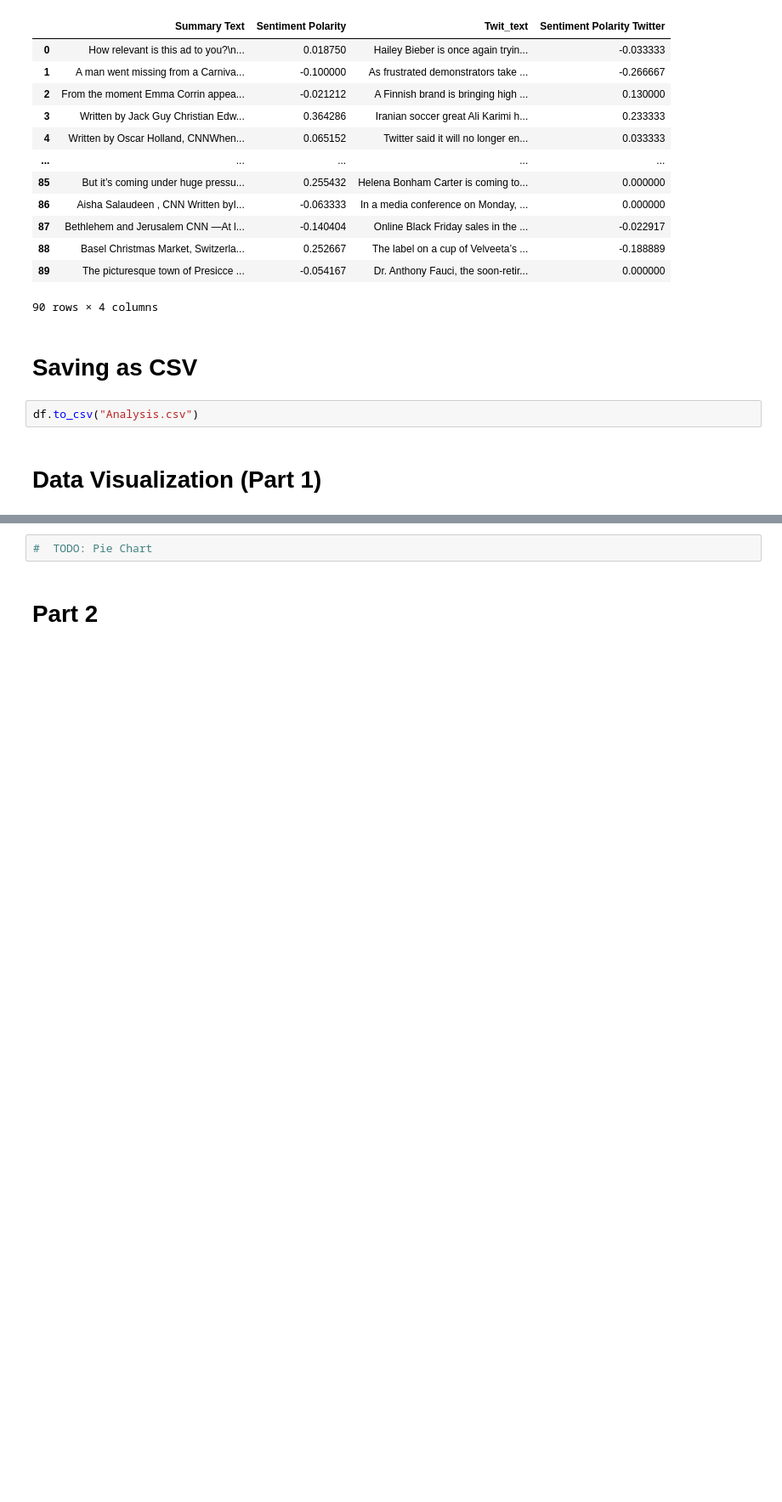
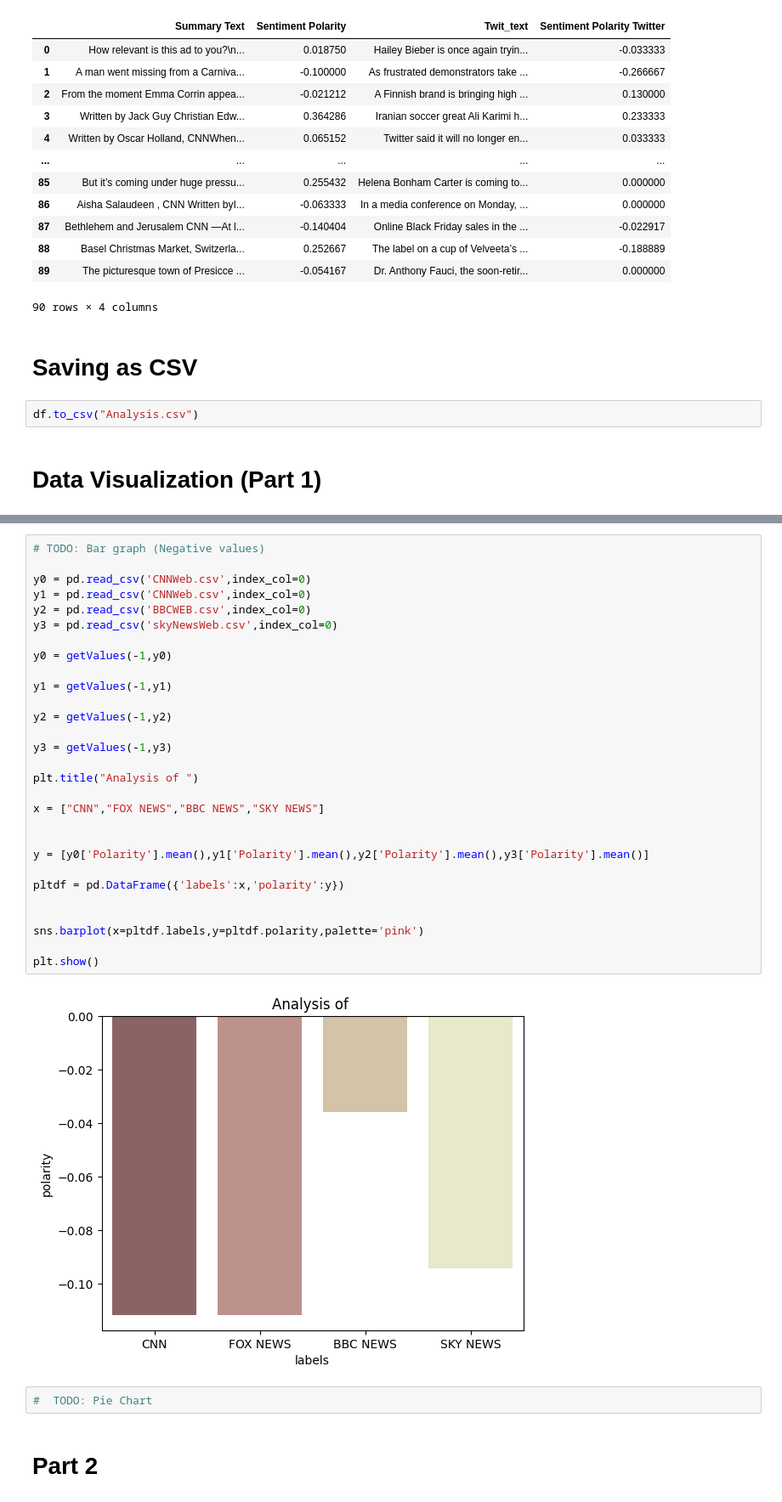
Before and after one commit to siddh34/Sentiment-Analysis, a Jupyter notebook: analysis.ipynb, the cells around one changed output, grey strips where cells are left out. Shown: that part at 85% size. Saved outputs shown, nothing was run; the diff lists cells and outputs as text; blank space fills up the shorter version.

```diff
--- a/analysis.ipynb
+++ b/analysis.ipynb
@@ -417,3 +446,34 @@ TypeError: '>' not supported between instances of 'list' and 'int'
+# %%
+# TODO: Bar graph (Negative values)
+
+y0 = pd.read_csv('CNNWeb.csv',index_col=0)
+y1 = pd.read_csv('CNNWeb.csv',index_col=0)
+y2 = pd.read_csv('BBCWEB.csv',index_col=0)
+y3 = pd.read_csv('skyNewsWeb.csv',index_col=0)
+
+y0 = getValues(-1,y0)
+
+y1 = getValues(-1,y1)
+
+y2 = getValues(-1,y2)
+
+y3 = getValues(-1,y3)
+
+plt.title("Analysis of ")
+
+x = ["CNN","FOX NEWS","BBC NEWS","SKY NEWS"]
+
+
+y = [y0['Polarity'].mean(),y1['Polarity'].mean(),y2['Polarity'].mean(),y3['Polarity'].mean()]
+
+pltdf = pd.DataFrame({'labels':x,'polarity':y})
+
+
+sns.barplot(x=pltdf.labels,y=pltdf.polarity,palette='pink')
+
+plt.show()
+# %% [output]
+[figure, added]
 # %%
 #  TODO: Pie Chart
 # %% [markdown]
```
Also changed, not shown: parts of 6 cells of this notebook, 1 other file.
